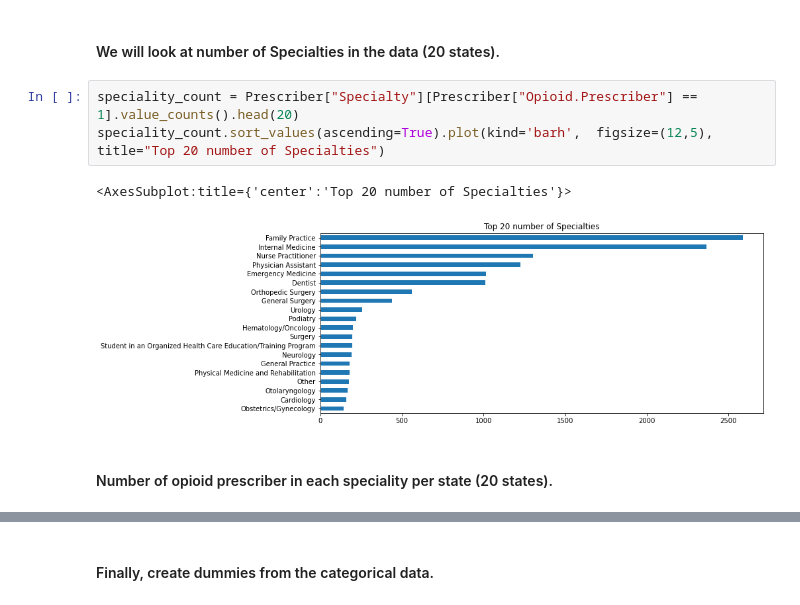
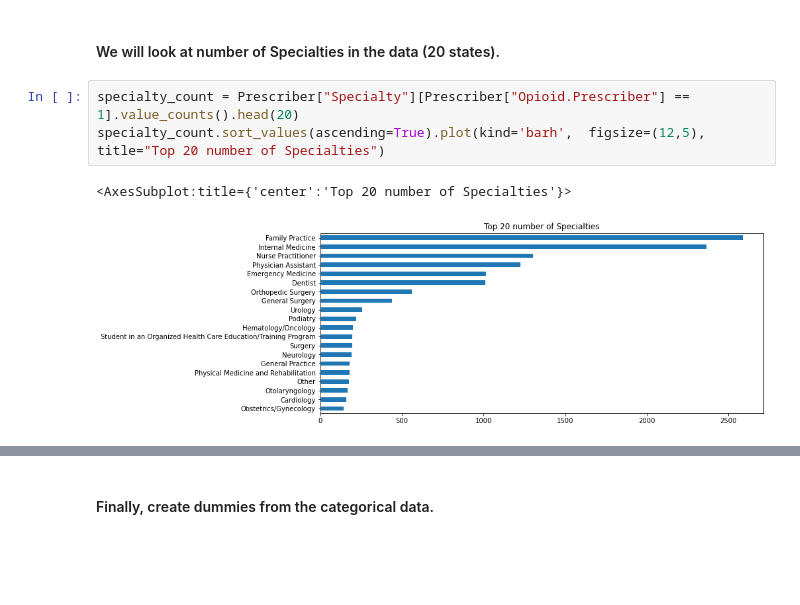
Before and after one commit to yiannimercer/Op, a Jupyter notebook: Final_Project_Prescriber_info_Amal_Almansour.ipynb, the cells around one changed output, grey strips where cells are left out. Saved outputs shown, nothing was run; the diff lists cells and outputs as text; blank space fills up the shorter version.

```diff
--- a/Final_Project_Prescriber_info_Amal_Almansour.ipynb
+++ b/Final_Project_Prescriber_info_Amal_Almansour.ipynb
@@ -165,10 +176,8 @@ state_count.sort_values(ascending=True).plot(kind="barh",
 # %% [markdown]
 #### We will look at number of Specialties in the data (20 states).
 # %%
-speciality_count = Prescriber["Specialty"][Prescriber["Opioid.Prescriber"] == 1].value_counts().head(20)
-speciality_count.sort_values(ascending=True).plot(kind='barh',  figsize=(12,5), title="Top 20 number of Specialties")
+specialty_count = Prescriber["Specialty"][Prescriber["Opioid.Prescriber"] == 1].value_counts().head(20)
+specialty_count.sort_values(ascending=True).plot(kind='barh',  figsize=(12,5), title="Top 20 number of Specialties")
 # %% [output]
 <AxesSubplot:title={'center':'Top 20 number of Specialties'}>
-[figure, old version]
+[figure, new version]
-# %% [markdown]
-#### Number of opioid prescriber in each speciality per state (20 states).
```
Also changed, not shown: parts of 22 cells of this notebook.
